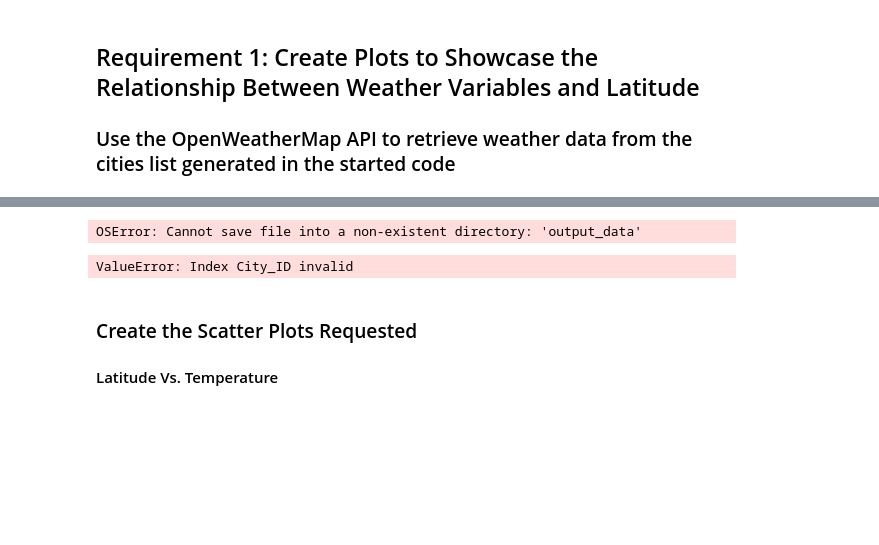
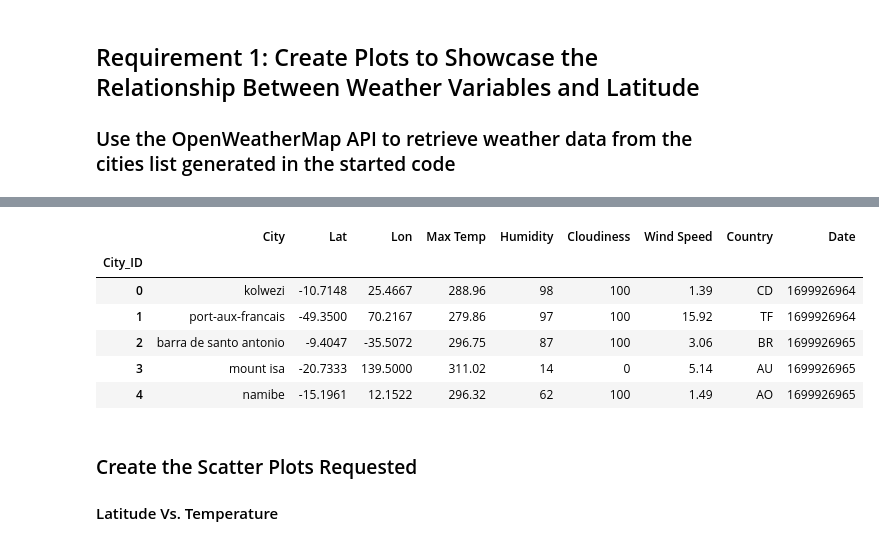
Before and after one commit to AntonLeB04/python-api-challenge, a Jupyter notebook: WeatherPy/WeatherPy.ipynb, the cells around one changed output, grey strips where cells are left out. Drawn from its saved outputs; the diff is of its cells as text; code cells hidden in the pictures; blank space fills up the shorter version.

```diff
--- a/WeatherPy/WeatherPy.ipynb
+++ b/WeatherPy/WeatherPy.ipynb
@@ -171,17 +171,21 @@ city_data_df.head()
 # %%
 # Export the City_Data into a csv
-output_data_file = "output_data/cities.csv"
-city_data_df.to_csv("output_data/cities.csv", index_label="City_ID")
+
+city_data_df.to_csv("cities.csv", index_label="City_ID")
-# %% [output]
-OSError: Cannot save file into a non-existent directory: 'output_data'
 # %%
 # Read saved data
-city_data_df = pd.read_csv("output_data/cities.csv", index_col="City_ID")
+city_data_df = pd.read_csv("cities.csv", index_col="City_ID")
 
 # Display sample data
 city_data_df.head()
 # %% [output]
-ValueError: Index City_ID invalid
+|  | City | Lat | Lon | Max Temp | Humidity | Cloudiness | Wind Speed | Country | Date |
+| City_ID |  |  |  |  |  |  |  |  |  |
+| 0 | kolwezi | -10.7148 | 25.4667 | 288.96 | 98 | 100 | 1.39 | CD | 1699926964 |
+| 1 | port-aux-francais | -49.3500 | 70.2167 | 279.86 | 97 | 100 | 15.92 | TF | 1699926964 |
+| 2 | barra de santo antonio | -9.4047 | -35.5072 | 296.75 | 87 | 100 | 3.06 | BR | 1699926965 |
+| 3 | mount isa | -20.7333 | 139.5000 | 311.02 | 14 | 0 | 5.14 | AU | 1699926965 |
+| 4 | namibe | -15.1961 | 12.1522 | 296.32 | 62 | 100 | 1.49 | AO | 1699926965 |
 # %% [markdown]
 ### Create the Scatter Plots Requested
 
```
Also changed, not shown: parts of 4 cells of this notebook, 1 other file.
